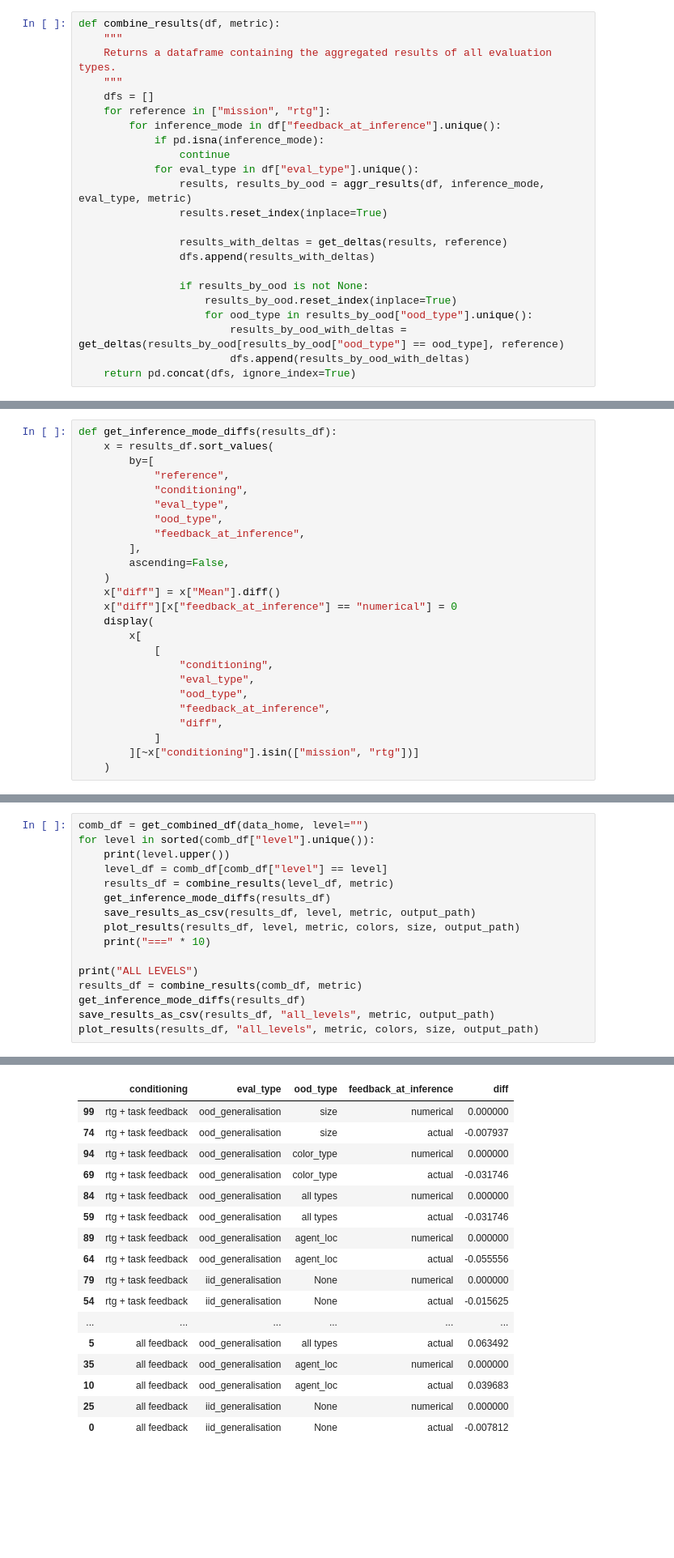
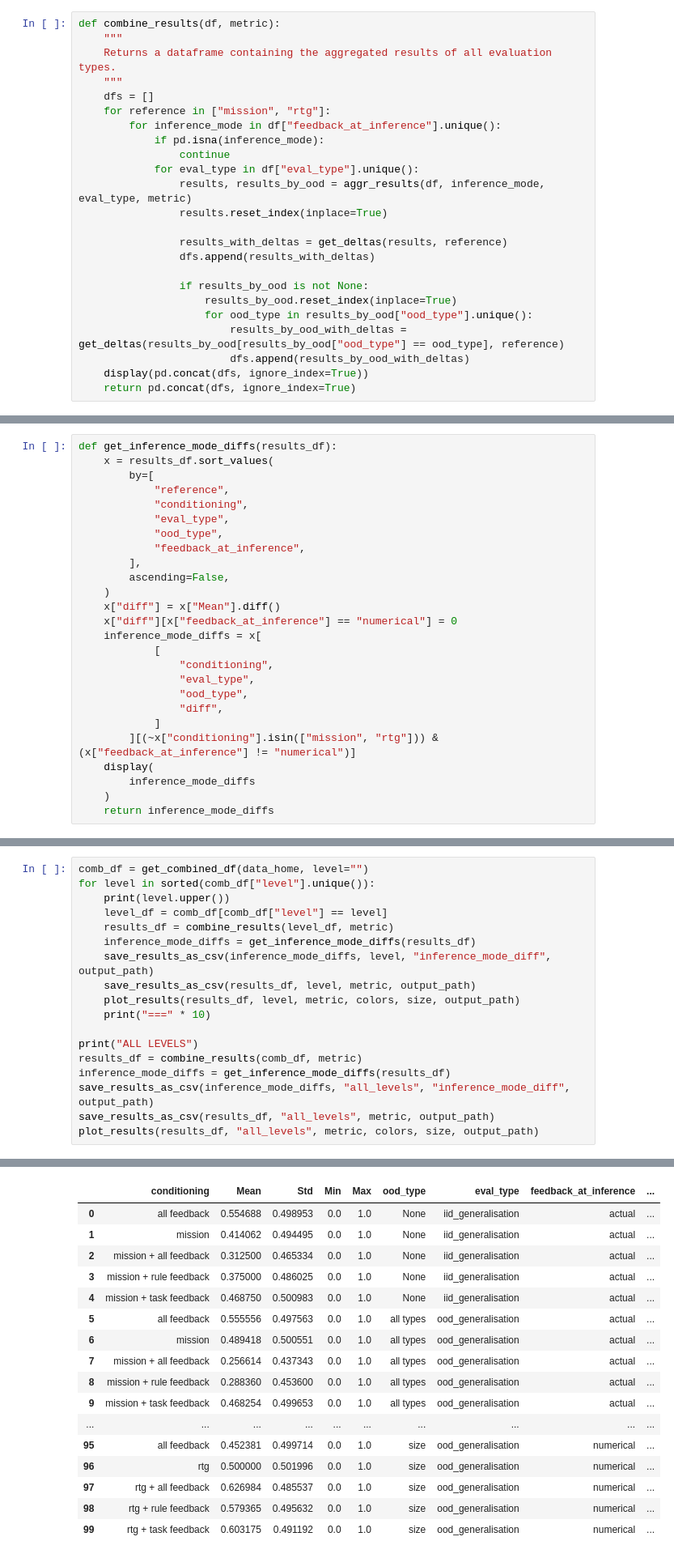
Before and after one commit to maxtaylordavies/feedback-DT, a Jupyter notebook: scripts/analyse_results.ipynb, the cells around one changed output, grey strips where cells are left out. Shown at 81% size. Saved outputs shown, nothing was run; the diff lists cells and outputs as text; blank space fills up the shorter version.

Commit message:
save inference mode diffs

```diff
--- a/scripts/analyse_results.ipynb
+++ b/scripts/analyse_results.ipynb
@@ -160,6 +160,7 @@ def combine_results(df, metric):
                     for ood_type in results_by_ood["ood_type"].unique():
                         results_by_ood_with_deltas = get_deltas(results_by_ood[results_by_ood["ood_type"] == ood_type], reference)
                         dfs.append(results_by_ood_with_deltas)
+    display(pd.concat(dfs, ignore_index=True))
     return pd.concat(dfs, ignore_index=True)
 # %%
 def save_results_as_csv(df, level, metric, output_path):
@@ -508,17 +509,18 @@ def get_inference_mode_diffs(results_df):
     )
     x["diff"] = x["Mean"].diff()
     x["diff"][x["feedback_at_inference"] == "numerical"] = 0
-    display(
-        x[
+    inference_mode_diffs = x[
             [
                 "conditioning",
                 "eval_type",
                 "ood_type",
-                "feedback_at_inference",
                 "diff",
             ]
-        ][~x["conditioning"].isin(["mission", "rtg"])]
+        ][(~x["conditioning"].isin(["mission", "rtg"])) & (x["feedback_at_inference"] != "numerical")]
+    display(
+        inference_mode_diffs
     )
+    return inference_mode_diffs
 # %%
 metric ="gc_success"
 level = ""
@@ -565,35 +567,37 @@ if not os.path.exists(output_path):
 # %%
 comb_df = get_combined_df(data_home, level="")
 for level in sorted(comb_df["level"].unique()):
     print(level.upper())
     level_df = comb_df[comb_df["level"] == level]
     results_df = combine_results(level_df, metric)
-    get_inference_mode_diffs(results_df)
+    inference_mode_diffs = get_inference_mode_diffs(results_df)
+    save_results_as_csv(inference_mode_diffs, level, "inference_mode_diff", output_path)
     save_results_as_csv(results_df, level, metric, output_path)
     plot_results(results_df, level, metric, colors, size, output_path)
     print("===" * 10)
 
 print("ALL LEVELS")
 results_df = combine_results(comb_df, metric)
-get_inference_mode_diffs(results_df)
+inference_mode_diffs = get_inference_mode_diffs(results_df)
+save_results_as_csv(inference_mode_diffs, "all_levels", "inference_mode_diff", output_path)
 save_results_as_csv(results_df, "all_levels", metric, output_path)
 plot_results(results_df, "all_levels", metric, colors, size, output_path)
 # %% [output]
 GOTOLOCAL
-|  | conditioning | eval_type | ood_type | feedback_at_inference | diff |
-| 99 | rtg + task feedback | ood_generalisation | size | numerical | 0.000000 |
-| 74 | rtg + task feedback | ood_generalisation | size | actual | -0.007937 |
-| 94 | rtg + task feedback | ood_generalisation | color_type | numerical | 0.000000 |
-| 69 | rtg + task feedback | ood_generalisation | color_type | actual | -0.031746 |
-| 84 | rtg + task feedback | ood_generalisation | all types | numerical | 0.000000 |
-| 59 | rtg + task feedback | ood_generalisation | all types | actual | -0.031746 |
-| 89 | rtg + task feedback | ood_generalisation | agent_loc | numerical | 0.000000 |
-| 64 | rtg + task feedback | ood_generalisation | agent_loc | actual | -0.055556 |
-| 79 | rtg + task feedback | iid_generalisation | None | numerical | 0.000000 |
-| 54 | rtg + task feedback | iid_generalisation | None | actual | -0.015625 |
-| ... | ... | ... | ... | ... | ... |
-| 5 | all feedback | ood_generalisation | all types | actual | 0.063492 |
-| 35 | all feedback | ood_generalisation | agent_loc | numerical | 0.000000 |
-| 10 | all feedback | ood_generalisation | agent_loc | actual | 0.039683 |
-| 25 | all feedback | iid_generalisation | None | numerical | 0.000000 |
-| 0 | all feedback | iid_generalisation | None | actual | -0.007812 |
+|  | conditioning | Mean | Std | Min | Max | ood_type | eval_type | feedback_at_inference | ... |
+| 0 | all feedback | 0.554688 | 0.498953 | 0.0 | 1.0 | None | iid_generalisation | actual | ... |
+| 1 | mission | 0.414062 | 0.494495 | 0.0 | 1.0 | None | iid_generalisation | actual | ... |
+| 2 | mission + all feedback | 0.312500 | 0.465334 | 0.0 | 1.0 | None | iid_generalisation | actual | ... |
+| 3 | mission + rule feedback | 0.375000 | 0.486025 | 0.0 | 1.0 | None | iid_generalisation | actual | ... |
+| 4 | mission + task feedback | 0.468750 | 0.500983 | 0.0 | 1.0 | None | iid_generalisation | actual | ... |
+| 5 | all feedback | 0.555556 | 0.497563 | 0.0 | 1.0 | all types | ood_generalisation | actual | ... |
+| 6 | mission | 0.489418 | 0.500551 | 0.0 | 1.0 | all types | ood_generalisation | actual | ... |
+| 7 | mission + all feedback | 0.256614 | 0.437343 | 0.0 | 1.0 | all types | ood_generalisation | actual | ... |
+| 8 | mission + rule feedback | 0.288360 | 0.453600 | 0.0 | 1.0 | all types | ood_generalisation | actual | ... |
+| 9 | mission + task feedback | 0.468254 | 0.499653 | 0.0 | 1.0 | all types | ood_generalisation | actual | ... |
+| ... | ... | ... | ... | ... | ... | ... | ... | ... | ... |
+| 95 | all feedback | 0.452381 | 0.499714 | 0.0 | 1.0 | size | ood_generalisation | numerical | ... |
+| 96 | rtg | 0.500000 | 0.501996 | 0.0 | 1.0 | size | ood_generalisation | numerical | ... |
+| 97 | rtg + all feedback | 0.626984 | 0.485537 | 0.0 | 1.0 | size | ood_generalisation | numerical | ... |
+| 98 | rtg + rule feedback | 0.579365 | 0.495632 | 0.0 | 1.0 | size | ood_generalisation | numerical | ... |
+| 99 | rtg + task feedback | 0.603175 | 0.491192 | 0.0 | 1.0 | size | ood_generalisation | numerical | ... |
```
Also changed, not shown: parts of 1 cell of this notebook, 1 other file.
